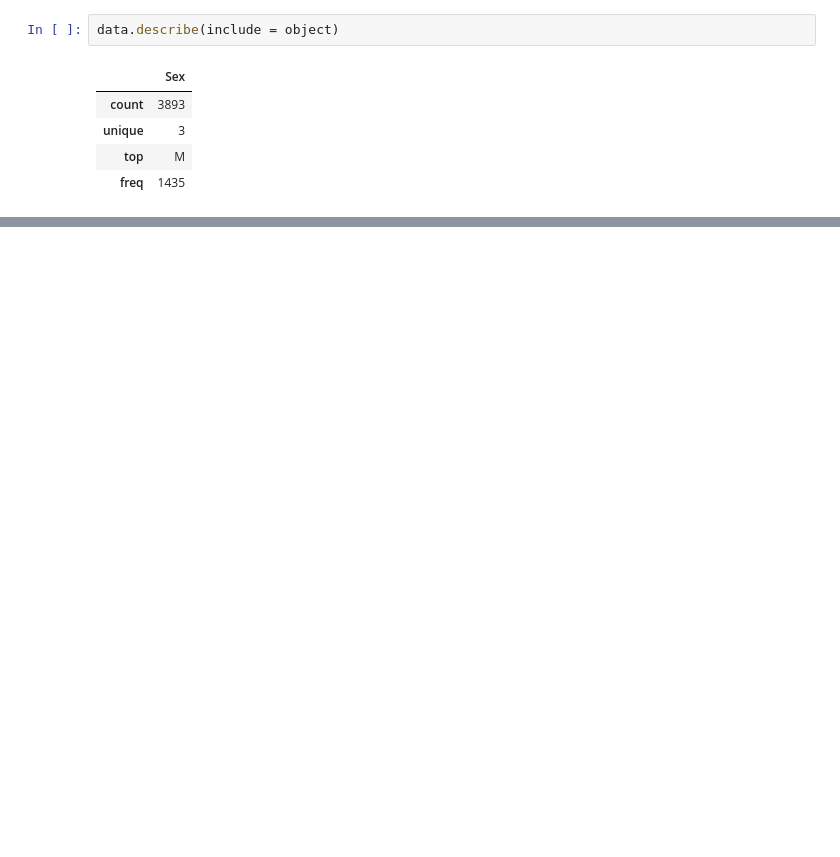
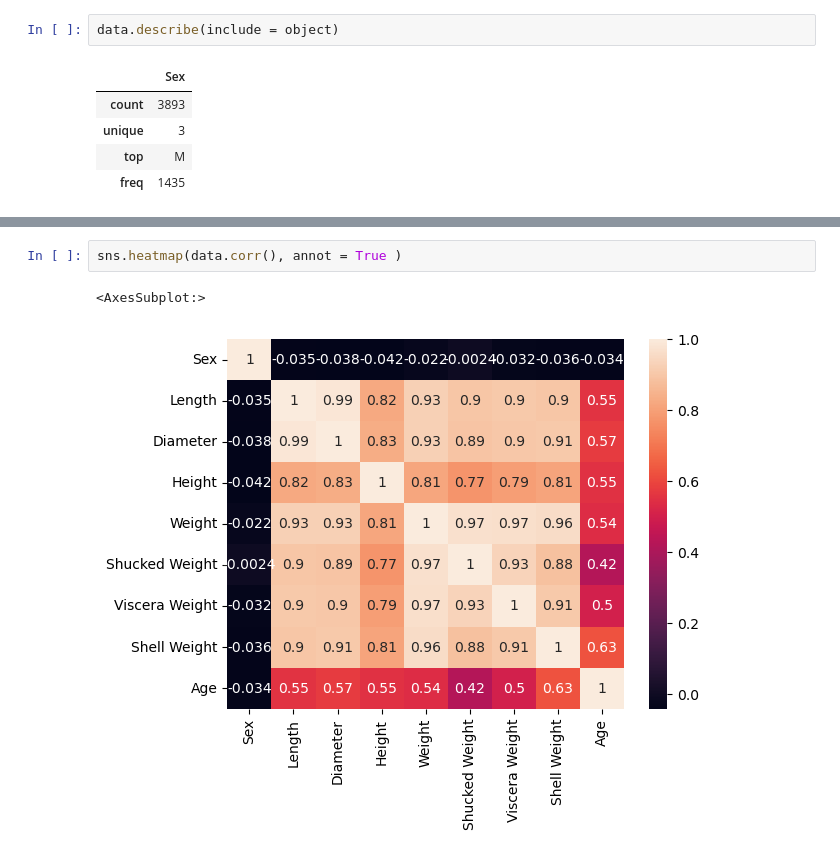
Before and after one commit to MathUPTC/CrabAge, a Jupyter notebook: Notebooks/eda_data.ipynb, the cells around one changed output, grey strips where cells are left out. Saved outputs shown, nothing was run; the diff lists cells and outputs as text; blank space fills up the shorter version.

```diff
--- a/Notebooks/eda_data.ipynb
+++ b/Notebooks/eda_data.ipynb
@@ -131,0 +237,5 @@ plt.show
+# %%
+sns.heatmap(data.corr(), annot = True )
+# %% [output]
+<AxesSubplot:>
+[figure, added]
```
Also changed, not shown: parts of 22 cells of this notebook.
